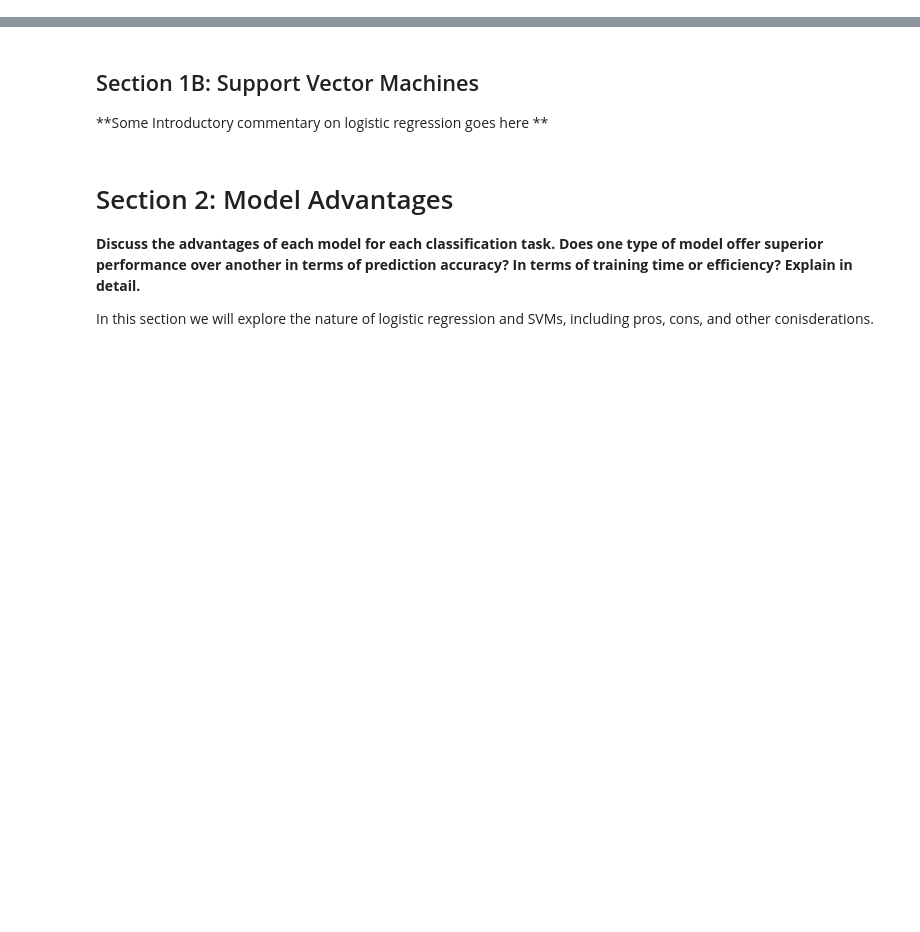
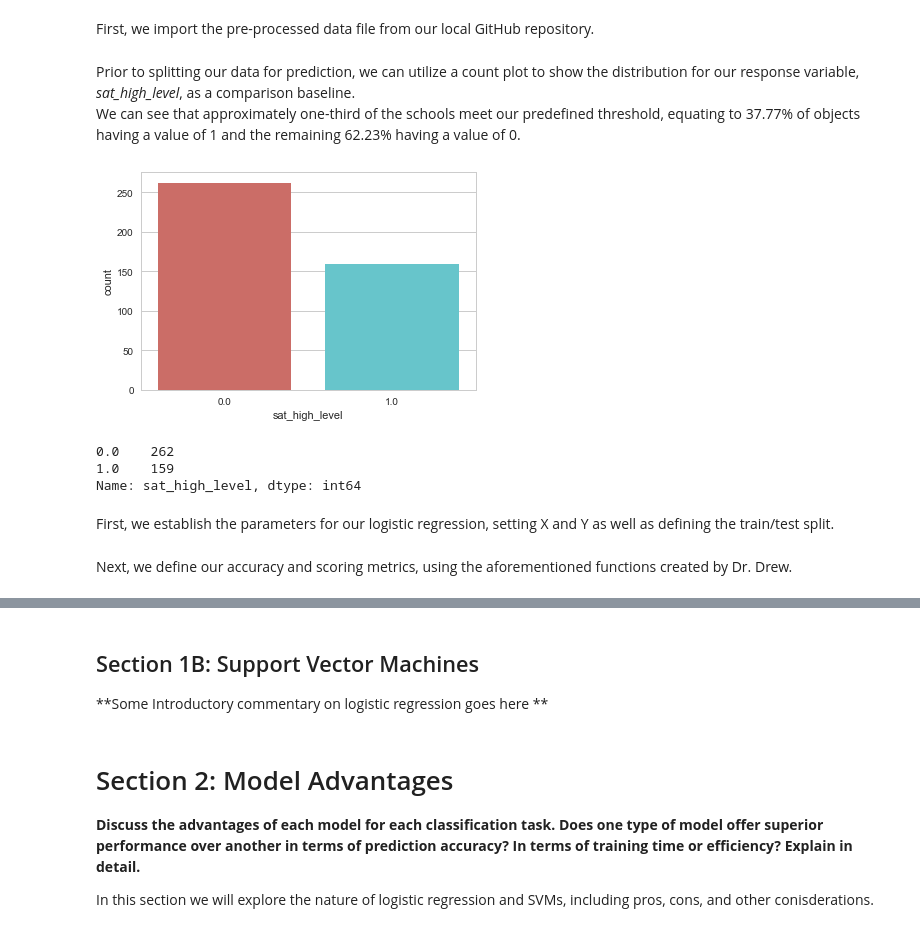
Before and after one commit to jeffweltman/MSDS7331, a Jupyter notebook: MSDS7331 - MiniProject1 - Logistic Regression & SVM.ipynb, the cells around one changed output, grey strips where cells are left out. Cells and saved outputs as stored; diff of their text form; code cells hidden in the pictures; blank space fills up the shorter version.

```diff
--- a/MSDS7331 - MiniProject1 - Logistic Regression & SVM.ipynb
+++ b/MSDS7331 - MiniProject1 - Logistic Regression & SVM.ipynb
@@ -40,0 +26,33 @@ In this section, we'll use two classical data mining techniques to further our u
+# %% [markdown]
+First, we import the pre-processed data file from our local GitHub repository.
+# %%
+%config IPCompleter.greedy=True
+import numpy as np
+import pandas as pd
+
+# Read dataset off Github
+hs_2017 = pd.read_csv("https://github.com/jeffweltman/MSDS7331/raw/master/hs_2017.csv")
+# %% [markdown]
+Prior to splitting our data for prediction, we can utilize a count plot to show the distribution for our response variable, *sat_high_level*, as a comparison baseline.
+We can see that approximately one-third of the schools meet our predefined threshold, equating to 37.77% of objects having a value of 1 and the remaining 62.23% having a value of 0.
+# %%
+import pandas as pd
+import numpy as np
+
+import matplotlib.pyplot as plt
+plt.rc("font", size=14)
+from sklearn.linear_model import LogisticRegression
+import seaborn as sns
+sns.set(style="white")
+sns.set(style="whitegrid", color_codes=True)
+
+sns.countplot(x='sat_high_level',data=hs_2017, palette='hls')
+plt.show()
+hs_2017['sat_high_level'].value_counts()
+# %% [output]
+[figure, added]
+0.0    262
+1.0    159
+Name: sat_high_level, dtype: int64
+# %% [markdown]
+First, we establish the parameters for our logistic regression, setting X and Y as well as defining the train/test split.
@@ -40,0 +68,2 @@ In this section, we'll use two classical data mining techniques to further our u
+# %% [markdown]
+Next, we define our accuracy and scoring metrics, using the aforementioned functions created by Dr. Drew.
```
Also changed, not shown: parts of 22 cells of this notebook.
